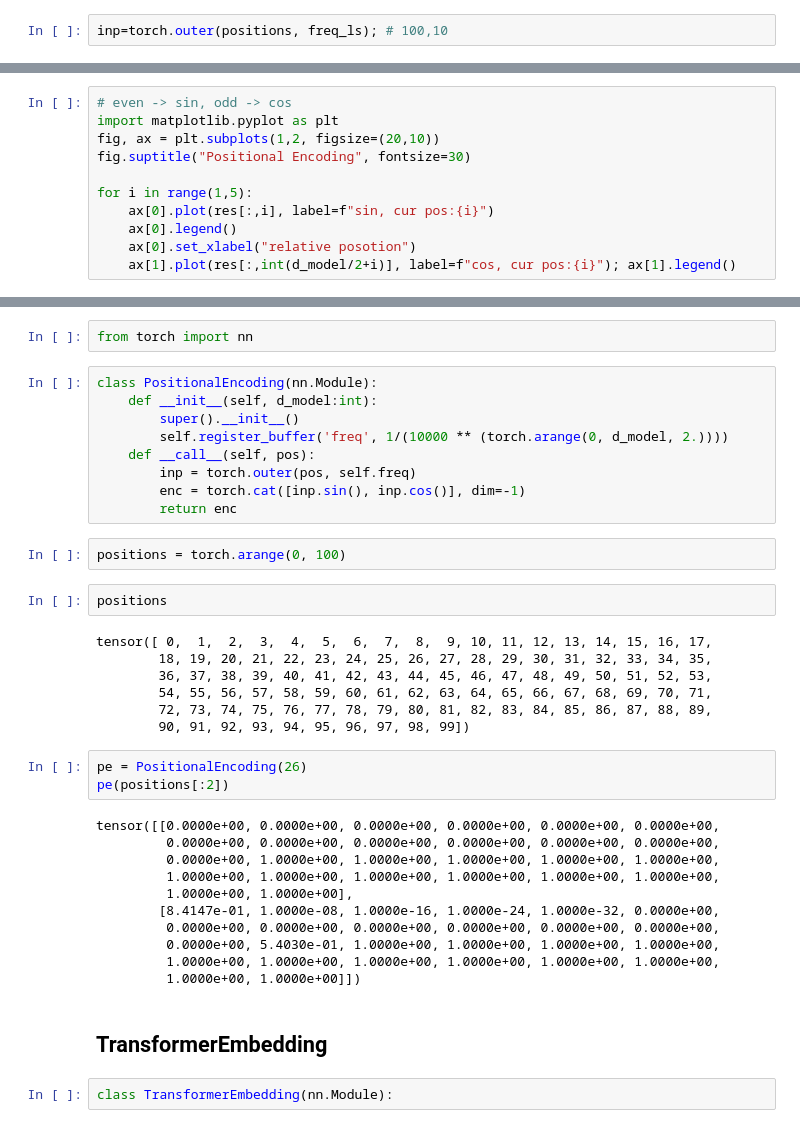
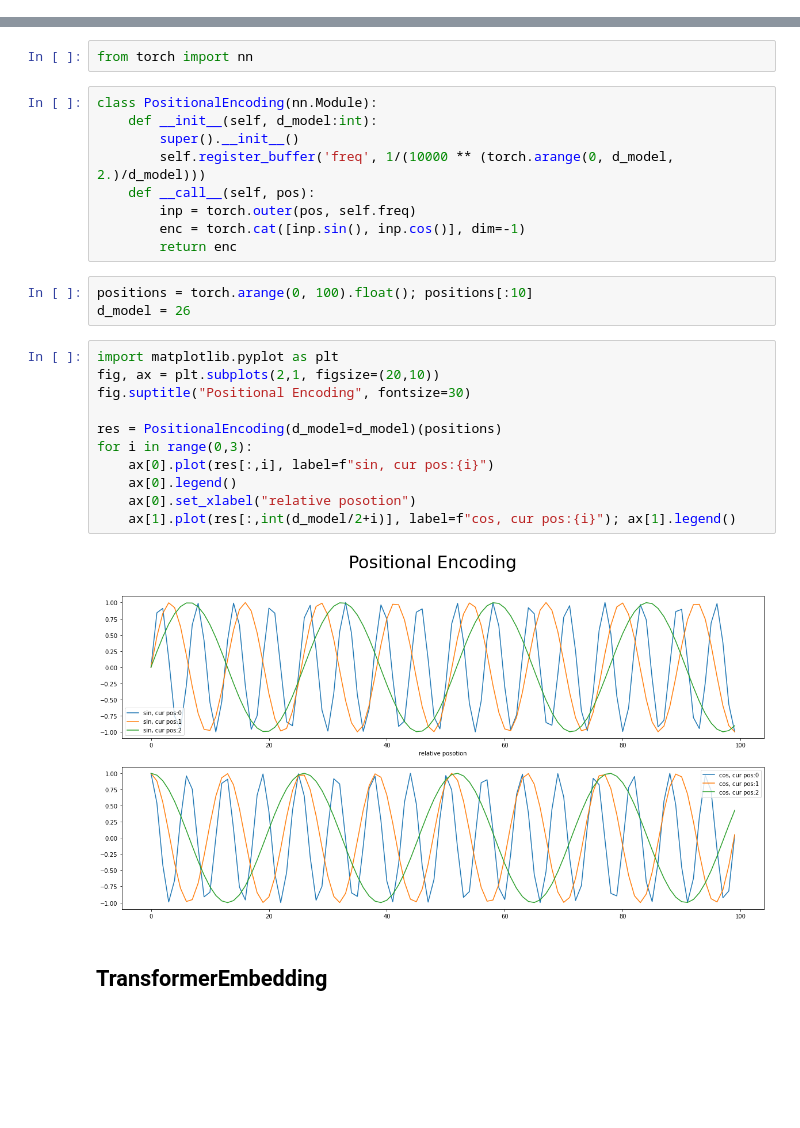
Before and after one commit to SpellOnYou/1000-days-of-code, a Jupyter notebook: dl_scratch/transformer.ipynb, the cells around one changed output, grey strips where cells are left out. Drawn from its saved outputs; the diff is of its cells as text; blank space fills up the shorter version.

```diff
--- a/dl_scratch/transformer.ipynb
+++ b/dl_scratch/transformer.ipynb
@@ -76,2 +65,0 @@ positions = torch.arange(0, 100).float()
-# %%
-inp=torch.outer(positions, freq_ls); # 100,10
@@ -80,14 +66,3 @@ res = torch.cat([inp.sin(), inp.cos()], dim=-1) #100, 20
 # %% [markdown]
 $$PE(pos,2i) =sin(pos/10000^{2i/d_{model}})$$
 $$PE(pos,2i+1) =cos(pos/10000^{2i/d_{model}})$$
-# %%
-# even -> sin, odd -> cos
-import matplotlib.pyplot as plt
-fig, ax = plt.subplots(1,2, figsize=(20,10))
-fig.suptitle("Positional Encoding", fontsize=30)
-
-for i in range(1,5):
-    ax[0].plot(res[:,i], label=f"sin, cur pos:{i}")
-    ax[0].legend()
-    ax[0].set_xlabel("relative posotion")
-    ax[1].plot(res[:,int(d_model/2+i)], label=f"cos, cur pos:{i}"); ax[1].legend()
@@ -99,37 +72,26 @@ from torch import nn
 class PositionalEncoding(nn.Module):
     def __init__(self, d_model:int):
         super().__init__()
-        self.register_buffer('freq', 1/(10000 ** (torch.arange(0, d_model, 2.))))
+        self.register_buffer('freq', 1/(10000 ** (torch.arange(0, d_model, 2.)/d_model)))
     def __call__(self, pos):
         inp = torch.outer(pos, self.freq)
         enc = torch.cat([inp.sin(), inp.cos()], dim=-1)
         return enc
 # %%
-positions = torch.arange(0, 100)
+positions = torch.arange(0, 100).float(); positions[:10]
+d_model = 26
-# %%
-positions
-# %% [output]
-tensor([ 0,  1,  2,  3,  4,  5,  6,  7,  8,  9, 10, 11, 12, 13, 14, 15, 16, 17,
-        18, 19, 20, 21, 22, 23, 24, 25, 26, 27, 28, 29, 30, 31, 32, 33, 34, 35,
-        36, 37, 38, 39, 40, 41, 42, 43, 44, 45, 46, 47, 48, 49, 50, 51, 52, 53,
-        54, 55, 56, 57, 58, 59, 60, 61, 62, 63, 64, 65, 66, 67, 68, 69, 70, 71,
-        72, 73, 74, 75, 76, 77, 78, 79, 80, 81, 82, 83, 84, 85, 86, 87, 88, 89,
-        90, 91, 92, 93, 94, 95, 96, 97, 98, 99])
-# %%
-pe = PositionalEncoding(26)
-pe(positions[:2])
-# %% [output]
-tensor([[0.0000e+00, 0.0000e+00, 0.0000e+00, 0.0000e+00, 0.0000e+00, 0.0000e+00,
-         0.0000e+00, 0.0000e+00, 0.0000e+00, 0.0000e+00, 0.0000e+00, 0.0000e+00,
-         0.0000e+00, 1.0000e+00, 1.0000e+00, 1.0000e+00, 1.0000e+00, 1.0000e+00,
-         1.0000e+00, 1.0000e+00, 1.0000e+00, 1.0000e+00, 1.0000e+00, 1.0000e+00,
-         1.0000e+00, 1.0000e+00],
-        [8.4147e-01, 1.0000e-08, 1.0000e-16, 1.0000e-24, 1.0000e-32, 0.0000e+00,
-         0.0000e+00, 0.0000e+00, 0.0000e+00, 0.0000e+00, 0.0000e+00, 0.0000e+00,
-         0.0000e+00, 5.4030e-01, 1.0000e+00, 1.0000e+00, 1.0000e+00, 1.0000e+00,
-         1.0000e+00, 1.0000e+00, 1.0000e+00, 1.0000e+00, 1.0000e+00, 1.0000e+00,
-         1.0000e+00, 1.0000e+00]])
+# %%
+import matplotlib.pyplot as plt
+fig, ax = plt.subplots(2,1, figsize=(20,10))
+fig.suptitle("Positional Encoding", fontsize=30)
+
+res = PositionalEncoding(d_model=d_model)(positions)
+for i in range(0,3):
+    ax[0].plot(res[:,i], label=f"sin, cur pos:{i}")
+    ax[0].legend()
+    ax[0].set_xlabel("relative posotion")
+    ax[1].plot(res[:,int(d_model/2+i)], label=f"cos, cur pos:{i}"); ax[1].legend()
+# %% [output]
+[figure, added]
 # %% [markdown]
 ## TransformerEmbedding
-# %%
-class TransformerEmbedding(nn.Module):
```
Also changed, not shown: parts of 12 cells of this notebook.
